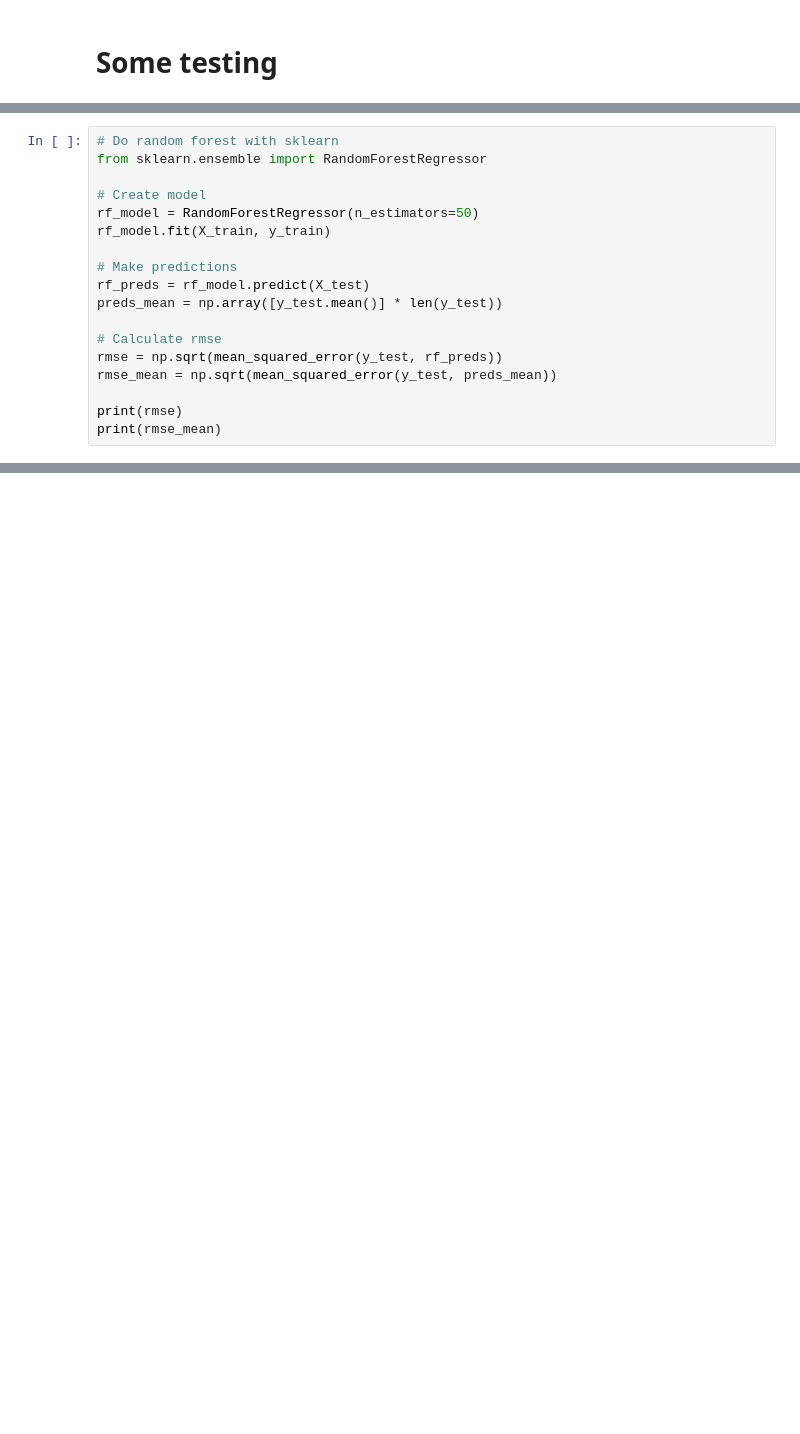
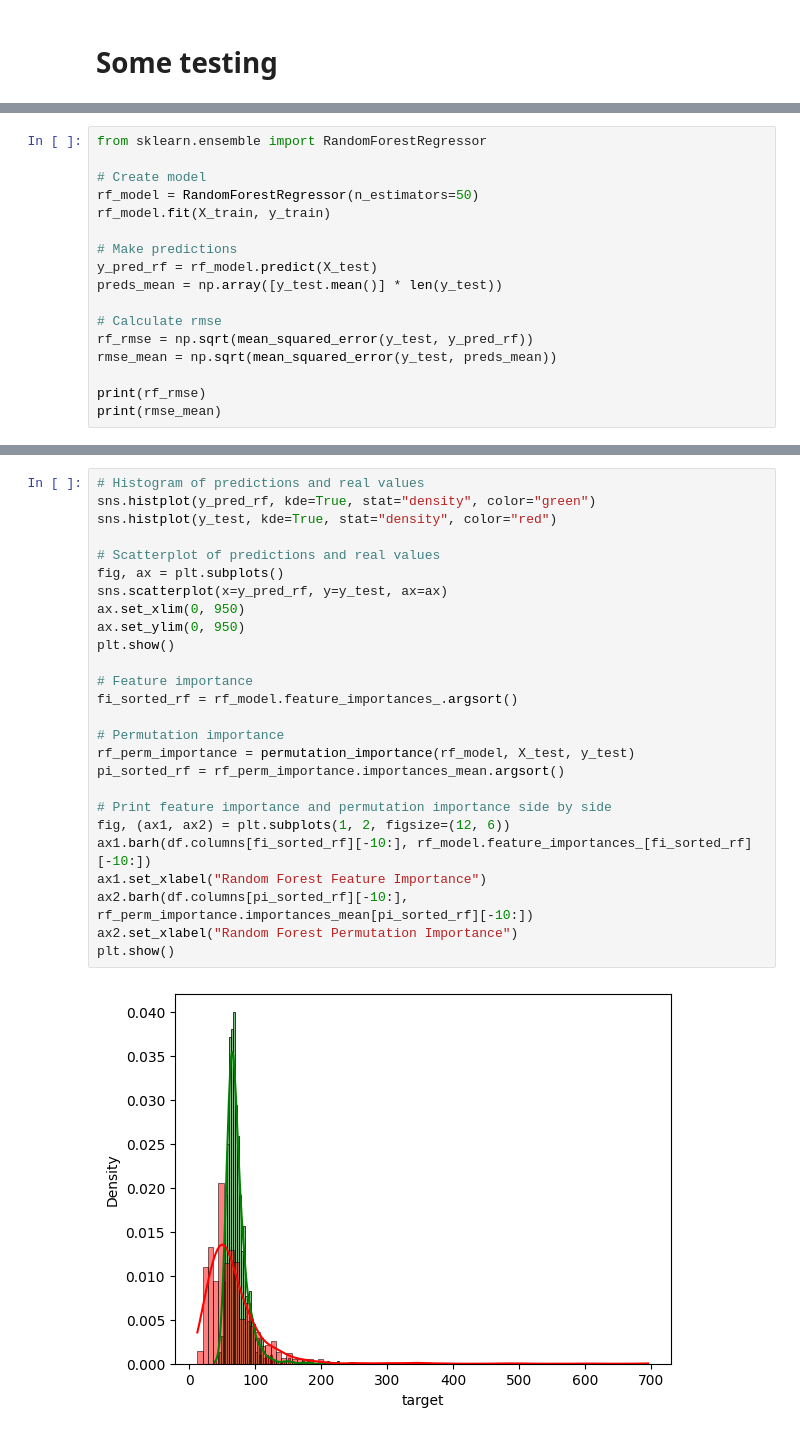
Before and after one commit to StefHerregods/AdvancedAnalytics_projects, a Jupyter notebook: assignment-1/model_testing.ipynb, the cells around one changed output, grey strips where cells are left out. Drawn from its saved outputs; the diff is of its cells as text; blank space fills up the shorter version.

```diff
--- a/assignment-1/model_testing.ipynb
+++ b/assignment-1/model_testing.ipynb
@@ -89,5 +148,4 @@ plt.show()
 # %%
-# Do random forest with sklearn
 from sklearn.ensemble import RandomForestRegressor
 
 # Create model
@@ -95,13 +153,13 @@ rf_model = RandomForestRegressor(n_estimators=50)
 rf_model.fit(X_train, y_train)
 
 # Make predictions
-rf_preds = rf_model.predict(X_test)
+y_pred_rf = rf_model.predict(X_test)
 preds_mean = np.array([y_test.mean()] * len(y_test))
 
 # Calculate rmse
-rmse = np.sqrt(mean_squared_error(y_test, rf_preds))
+rf_rmse = np.sqrt(mean_squared_error(y_test, y_pred_rf))
 rmse_mean = np.sqrt(mean_squared_error(y_test, preds_mean))
 
-print(rmse)
+print(rf_rmse)
 print(rmse_mean)
 # %% [output]
@@ -168,0 +168,28 @@ Text(0.5, 0, 'Permutation Importance')
+# %%
+# Histogram of predictions and real values
+sns.histplot(y_pred_rf, kde=True, stat="density", color="green")
+sns.histplot(y_test, kde=True, stat="density", color="red")
+
+# Scatterplot of predictions and real values
+fig, ax = plt.subplots()
+sns.scatterplot(x=y_pred_rf, y=y_test, ax=ax)
+ax.set_xlim(0, 950)
+ax.set_ylim(0, 950)
+plt.show()
+
+# Feature importance
+fi_sorted_rf = rf_model.feature_importances_.argsort()
+
+# Permutation importance
+rf_perm_importance = permutation_importance(rf_model, X_test, y_test)
+pi_sorted_rf = rf_perm_importance.importances_mean.argsort()
+
+# Print feature importance and permutation importance side by side
+fig, (ax1, ax2) = plt.subplots(1, 2, figsize=(12, 6))
+ax1.barh(df.columns[fi_sorted_rf][-10:], rf_model.feature_importances_[fi_sorted_rf][-10:])
+ax1.set_xlabel("Random Forest Feature Importance")
+ax2.barh(df.columns[pi_sorted_rf][-10:], rf_perm_importance.importances_mean[pi_sorted_rf][-10:])
+ax2.set_xlabel("Random Forest Permutation Importance")
+plt.show()
+# %% [output]
+[figure, added]
```
Also changed, not shown: parts of 17 cells of this notebook.
